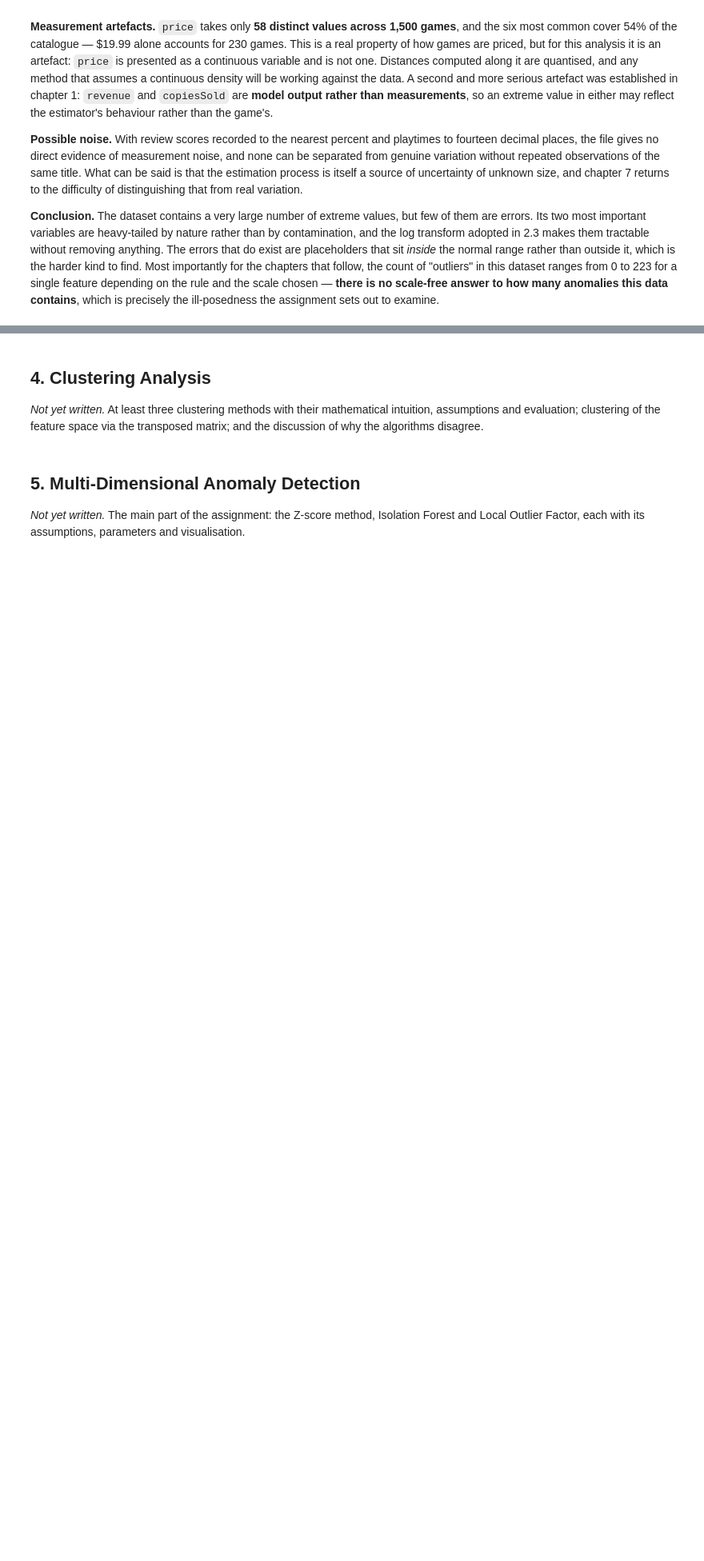
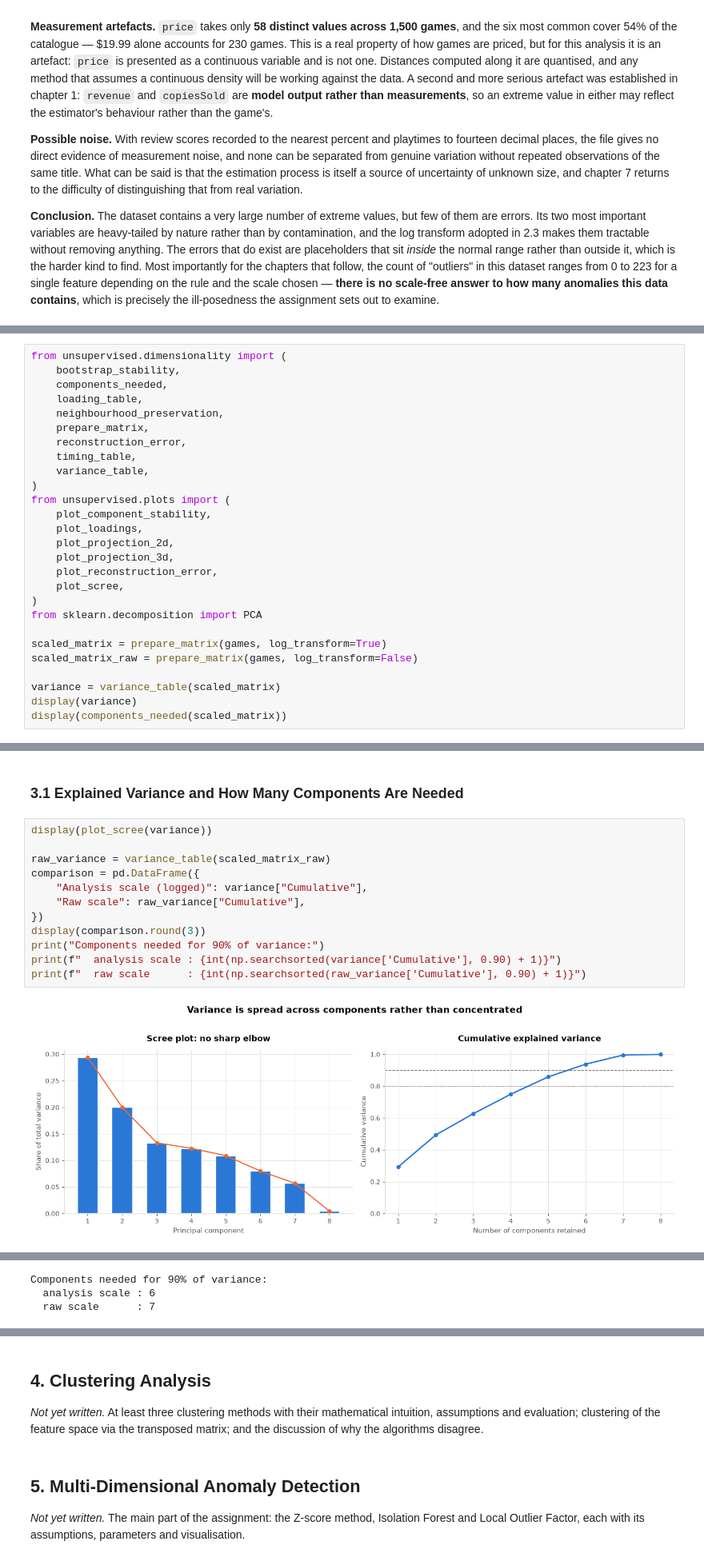
Before and after one commit to shonmazon/Data_Science, a Jupyter notebook: assignment3-unsupervised/notebooks/steam_unsupervised.ipynb, the cells around one changed output, grey strips where cells are left out. Shown at 80% size. Saved outputs shown, nothing was run; the diff lists cells and outputs as text; blank space fills up the shorter version.

```diff
--- a/assignment3-unsupervised/notebooks/steam_unsupervised.ipynb
+++ b/assignment3-unsupervised/notebooks/steam_unsupervised.ipynb
@@ -801,0 +821,27 @@ assignment sets out to examine.
+# %%
+from unsupervised.dimensionality import (
+    bootstrap_stability,
+    components_needed,
+    loading_table,
+    neighbourhood_preservation,
+    prepare_matrix,
+    reconstruction_error,
+    timing_table,
+    variance_table,
+)
+from unsupervised.plots import (
+    plot_component_stability,
+    plot_loadings,
+    plot_projection_2d,
+    plot_projection_3d,
+    plot_reconstruction_error,
+    plot_scree,
+)
+from sklearn.decomposition import PCA
+
+scaled_matrix = prepare_matrix(games, log_transform=True)
+scaled_matrix_raw = prepare_matrix(games, log_transform=False)
+
+variance = variance_table(scaled_matrix)
+display(variance)
+display(components_needed(scaled_matrix))
@@ -801,0 +865,16 @@ assignment sets out to examine.
+# %% [markdown]
+### 3.1 Explained Variance and How Many Components Are Needed
+# %%
+display(plot_scree(variance))
+
+raw_variance = variance_table(scaled_matrix_raw)
+comparison = pd.DataFrame({
+    "Analysis scale (logged)": variance["Cumulative"],
+    "Raw scale": raw_variance["Cumulative"],
+})
+display(comparison.round(3))
+print("Components needed for 90% of variance:")
+print(f"  analysis scale : {int(np.searchsorted(variance['Cumulative'], 0.90) + 1)}")
+print(f"  raw scale      : {int(np.searchsorted(raw_variance['Cumulative'], 0.90) + 1)}")
+# %% [output]
+[figure, added]
@@ -801,0 +891,3 @@ assignment sets out to examine.
+Components needed for 90% of variance:
+  analysis scale : 6
+  raw scale      : 7
```
Also changed, not shown: parts of 18 cells of this notebook, 2 other files.
